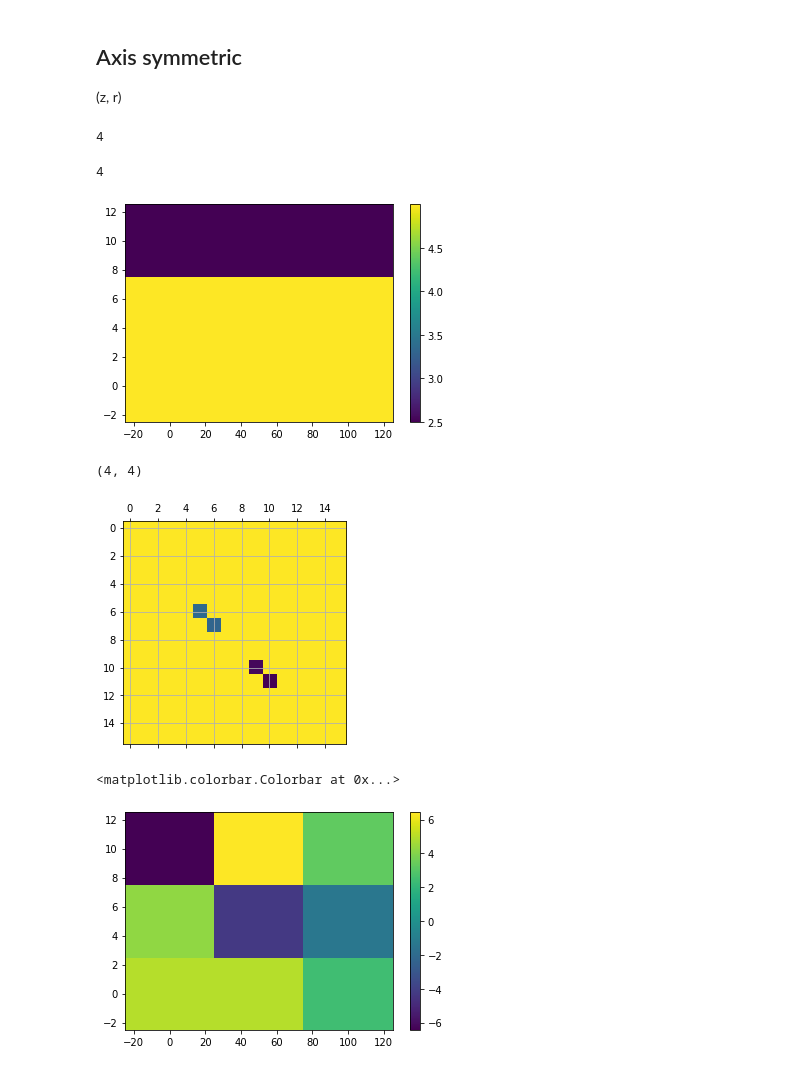
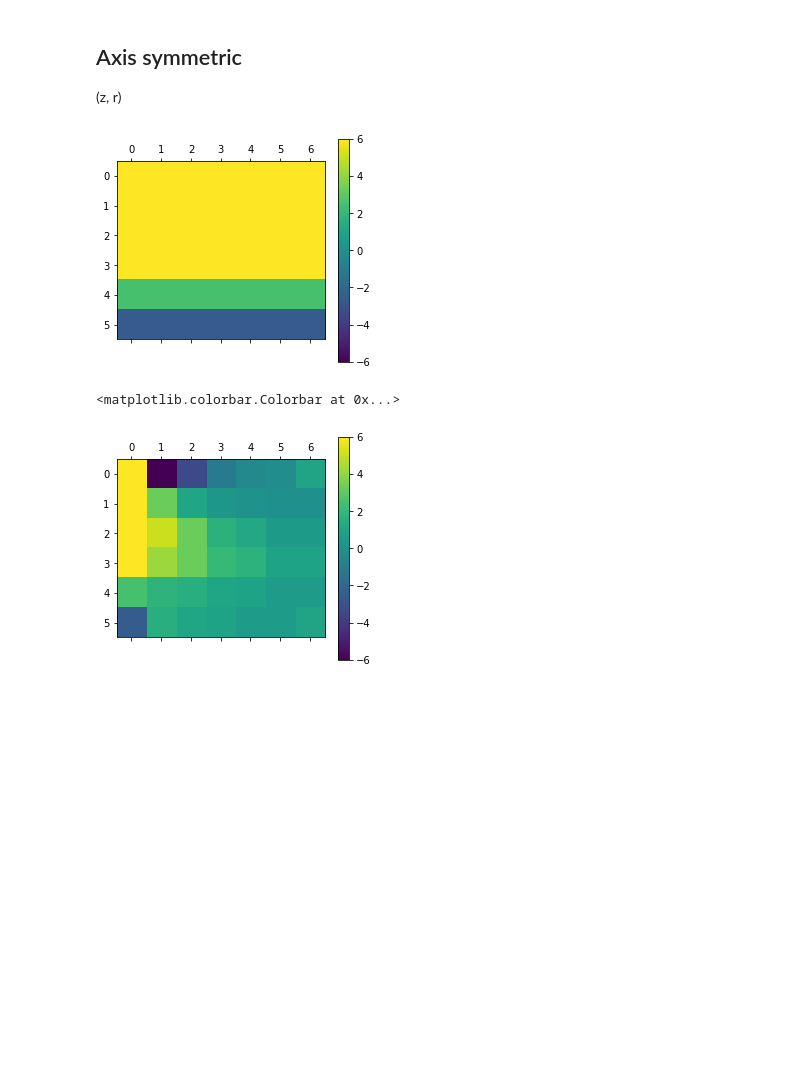
Before and after one commit to Toothpastefairy/comp_multphase_flow, a Jupyter notebook: bloodyguys.ipynb, the cells around one changed output. Cells and saved outputs as stored; diff of their text form; code cells hidden in the pictures; blank space fills up the shorter version.

```diff
--- a/bloodyguys.ipynb
+++ b/bloodyguys.ipynb
@@ -362,7 +362,7 @@ def reloadsystem():
     importlib.reload(mf)
     system = mf.Multiflow(
         Nr, r_end, rho_fluid, pressure_difference,
-        pressure_boundary, boundary_condition, mu_fluid[0,:], angle
+        pressure_boundary, boundary_condition, mu_fluid[:,0], angle
     )
 
     return system
@@ -375,11 +375,11 @@ def reload_system_axis():
 
 rho_fluid = 1000
 z_end = 100
-Nz = 2
+Nz = 5
 r_end = 10
-Nr = 2
-mu_fluid = 1e-3 * np.ones((Nz + 2, Nr + 2))
-pressure = np.zeros((Nz + 2, Nr + 2))
+Nr = 4
+mu_fluid = 1e-3 * np.ones((Nr+2, Nz+2))
+pressure = np.zeros((Nr+2, Nz+2))
 
 # 1D solution used for inlet
 rho_plasma = 1003 #  kg/m3
@@ -399,40 +399,32 @@ pressure_boundary = np.array([1, 1])*1e-3
 system = reloadsystem()
 
 inlet = system.simulate(system.mu_0)
-print(len(inlet))
 
 system_axis = reload_system_axis()
-# %% [output]
-4
 # %%
 system_axis = reload_system_axis()
-print(len(system_axis.inlet))
 # initial velocities
-velocity_z = np.repeat([system_axis.inlet],system_axis.Nz + 2, axis=0) # at z-offset points
-velocity_r = np.zeros((system_axis.Nz + 2, system_axis.Nr + 2)) # at r-offset points
+velocity_z = np.repeat([system_axis.inlet], system_axis.Nz + 2, axis=0) # at z-offset points
+velocity_z = np.swapaxes(velocity_z, 0, 1)
+velocity_r = np.zeros((system_axis.Nr+2, system_axis.Nz + 2)) # at r-offset points
 
-plt.pcolor(system_axis.R, system_axis.Z, velocity_z, vmin=-6, vmax=6)
+plt.matshow(velocity_z, vmin=-6, vmax=6)
 plt.colorbar()
 plt.show()
-# print(velocity_z.shape)
 
-pressure = np.ones((system_axis.Nz + 2, system_axis.Nr + 2)) - system_axis.Z * pressure_difference
+pressure = np.ones((system_axis.Nr+2, system_axis.Nz+2)) - system_axis.Z * pressure_difference
 
 for i in range(1):
     velocity_z = system_axis.solve_velocity_z(velocity_z, velocity_r, mu_fluid, pressure)
     velocity_r = system_axis.solve_velocity_r(velocity_z, velocity_r, mu_fluid, pressure)
 
-
 plt.show()
-plt.pcolor(system_axis.R, system_axis.Z, velocity_z, vmin=-6, vmax=6)
+plt.matshow(velocity_z, vmin=-6, vmax=6)
 plt.colorbar()
 # %% [output]
+[figure, new version]
-4
+<matplotlib.colorbar.Colorbar at 0x...>
-[figure, old version]
-(4, 4)
-[figure, old version]
+[figure, new version]
-<matplotlib.colorbar.Colorbar at 0x...>
-[figure, removed]
 # %%
 system_axis = reload_system_axis()
 # SIMPLE ALGORITHM
```
Also changed, not shown: parts of 4 cells of this notebook, 1 other file.
